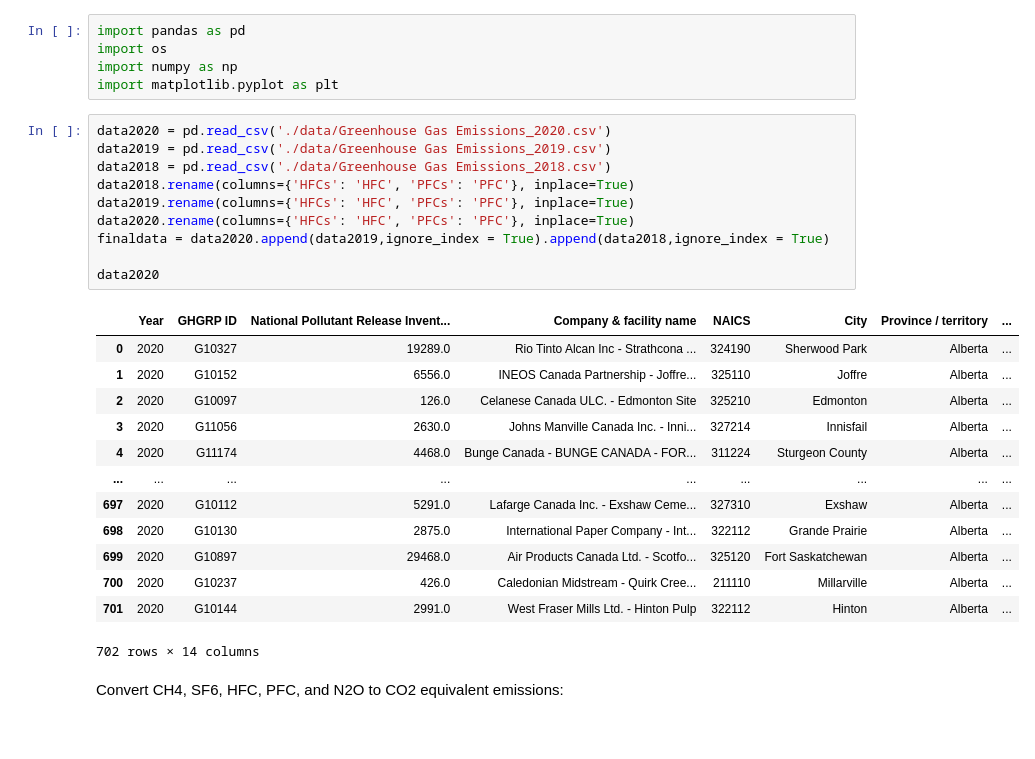
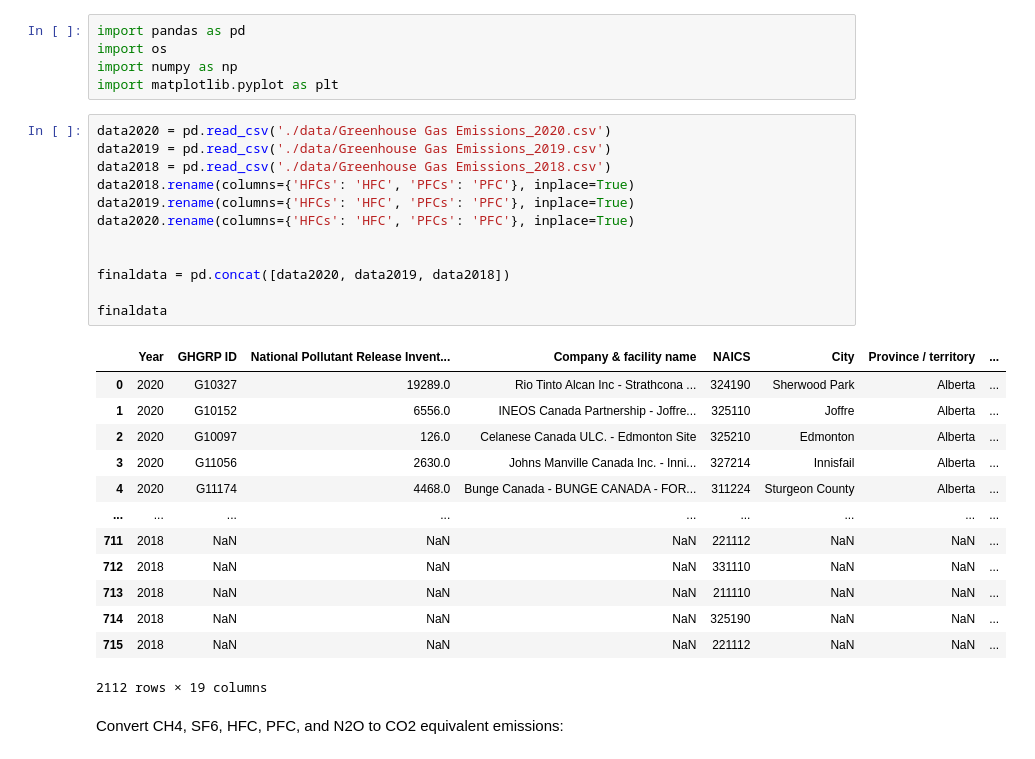
Before and after one commit to EricLi35/SPE-Calgary-GHG-Emissions, a Jupyter notebook: GHG_Calculator_SPE_Calgary.ipynb, the cells around one changed output. Drawn from its saved outputs; the diff is of its cells as text.

```diff
--- a/GHG_Calculator_SPE_Calgary.ipynb
+++ b/GHG_Calculator_SPE_Calgary.ipynb
@@ -6,27 +6,29 @@ import matplotlib.pyplot as plt
 # %%
 data2020 = pd.read_csv('./data/Greenhouse Gas Emissions_2020.csv')
 data2019 = pd.read_csv('./data/Greenhouse Gas Emissions_2019.csv')
 data2018 = pd.read_csv('./data/Greenhouse Gas Emissions_2018.csv')
 data2018.rename(columns={'HFCs': 'HFC', 'PFCs': 'PFC'}, inplace=True)
 data2019.rename(columns={'HFCs': 'HFC', 'PFCs': 'PFC'}, inplace=True)
 data2020.rename(columns={'HFCs': 'HFC', 'PFCs': 'PFC'}, inplace=True)
-finaldata = data2020.append(data2019,ignore_index = True).append(data2018,ignore_index = True)
 
-data2020
+
+finaldata = pd.concat([data2020, data2019, data2018])
+
+finaldata
 # %% [output]
 |  | Year | GHGRP ID | National Pollutant Release Invent... | Company & facility name | NAICS | City | Province / territory | ... |
 | 0 | 2020 | G10327 | 19289.0 | Rio Tinto Alcan Inc - Strathcona ... | 324190 | Sherwood Park | Alberta | ... |
 | 1 | 2020 | G10152 | 6556.0 | INEOS Canada Partnership - Joffre... | 325110 | Joffre | Alberta | ... |
 | 2 | 2020 | G10097 | 126.0 | Celanese Canada ULC. - Edmonton Site | 325210 | Edmonton | Alberta | ... |
 | 3 | 2020 | G11056 | 2630.0 | Johns Manville Canada Inc. - Inni... | 327214 | Innisfail | Alberta | ... |
 | 4 | 2020 | G11174 | 4468.0 | Bunge Canada - BUNGE CANADA - FOR... | 311224 | Sturgeon County | Alberta | ... |
 | ... | ... | ... | ... | ... | ... | ... | ... | ... |
-| 697 | 2020 | G10112 | 5291.0 | Lafarge Canada Inc. - Exshaw Ceme... | 327310 | Exshaw | Alberta | ... |
-| 698 | 2020 | G10130 | 2875.0 | International Paper Company - Int... | 322112 | Grande Prairie | Alberta | ... |
-| 699 | 2020 | G10897 | 29468.0 | Air Products Canada Ltd. - Scotfo... | 325120 | Fort Saskatchewan | Alberta | ... |
-| 700 | 2020 | G10237 | 426.0 | Caledonian Midstream - Quirk Cree... | 211110 | Millarville | Alberta | ... |
-| 701 | 2020 | G10144 | 2991.0 | West Fraser Mills Ltd. - Hinton Pulp | 322112 | Hinton | Alberta | ... |
+| 711 | 2018 | NaN | NaN | NaN | 221112 | NaN | NaN | ... |
+| 712 | 2018 | NaN | NaN | NaN | 331110 | NaN | NaN | ... |
+| 713 | 2018 | NaN | NaN | NaN | 211110 | NaN | NaN | ... |
+| 714 | 2018 | NaN | NaN | NaN | 325190 | NaN | NaN | ... |
+| 715 | 2018 | NaN | NaN | NaN | 221112 | NaN | NaN | ... |
-702 rows × 14 columns
+2112 rows × 19 columns
 # %% [markdown]
 Convert CH4, SF6, HFC, PFC, and N2O to CO2 equivalent emissions:
 # %%
```
